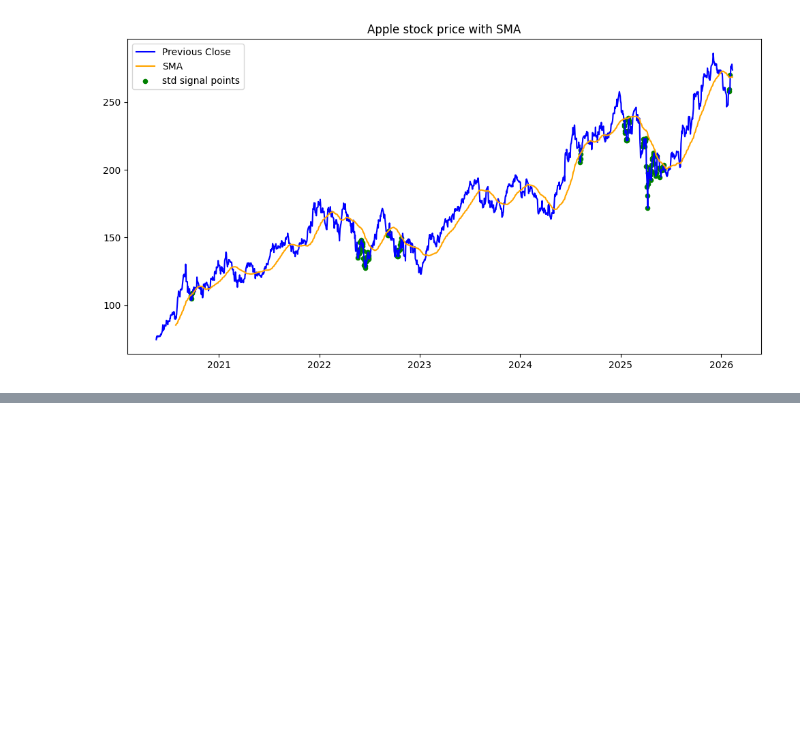
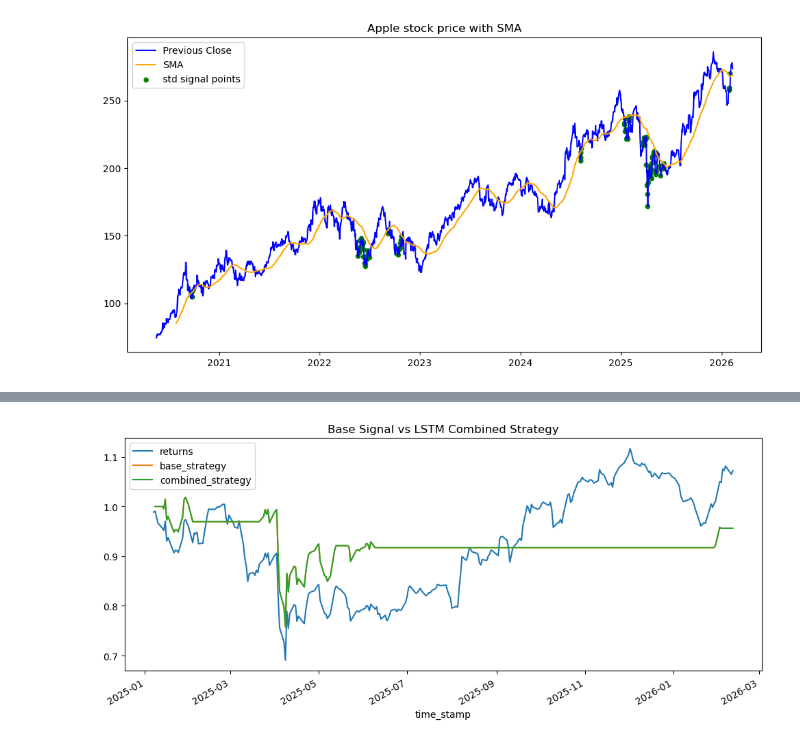
Before and after one commit to mphomutchinya/Financial-Time-Series-Data-Platform, a Jupyter notebook: notebooks/feature_exploration.ipynb, the cells around one changed output, grey strips where cells are left out. Saved outputs shown, nothing was run; the diff lists cells and outputs as text; code cells hidden in the pictures; blank space fills up the shorter version.

Commit message:
model building

```diff
--- a/notebooks/feature_exploration.ipynb
+++ b/notebooks/feature_exploration.ipynb
@@ -209,0 +259,12 @@ plt.plot(df.index, df['returns'])
+# %%
+model = Sequential([
+    LSTM(64, return_sequences=True, input_shape=(X_train.shape[1], X_train.shape[2])),
+    Dropout(0.2),
+    LSTM(32, return_sequences=False),
+    Dropout(0.2),
+    Dense(16, activation="relu"),
+    Dense(1)  # predicting next return
+])
+# %%
+model.compile(optimizer="adam", loss="mse")
+model.summary()
@@ -209,0 +294,3 @@ plt.plot(df.index, df['returns'])
+# %%
+history = model.fit(X_train, y_train, epochs=50, batch_size=32,
+                    validation_data=(X_test, y_test))
@@ -209,0 +315,12 @@ plt.plot(df.index, df['returns'])
+# %%
+# Get LSTM predictions
+lstm_preds = model.predict(X_test)
+
+# Combine: only act on LSTM signal when std_signal also fires
+test_df = df[features].dropna().iloc[split + 20:].copy()
+test_df["lstm_pred"] = lstm_preds
+
+# Combined strategy: buy when LSTM predicts positive return AND std_signal == 1
+test_df["combined_signal"] = (
+    (test_df["lstm_pred"] > 0) & (test_df["std_signal"] == 1)
+).astype(int)
@@ -209,0 +331,14 @@ plt.plot(df.index, df['returns'])
+# %%
+# Base model returns (std_signal)
+test_df["base_strategy"] = test_df["returns"] * test_df["std_signal"].shift(1)
+
+# Combined strategy returns
+test_df["combined_strategy"] = test_df["returns"] * test_df["combined_signal"].shift(1)
+
+# Plot cumulative returns
+(1 + test_df[["returns", "base_strategy", "combined_strategy"]]).cumprod().plot(
+    figsize=(12, 5), title="Base Signal vs LSTM Combined Strategy"
+)
+plt.show()
+# %% [output]
+[figure, added]
```
Also changed, not shown: parts of 22 cells of this notebook, 5 other files.
